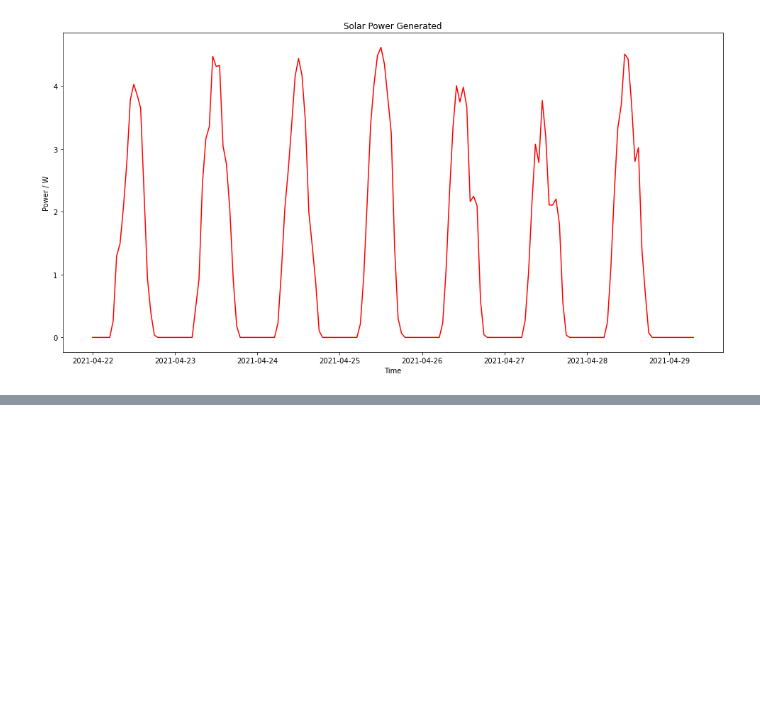
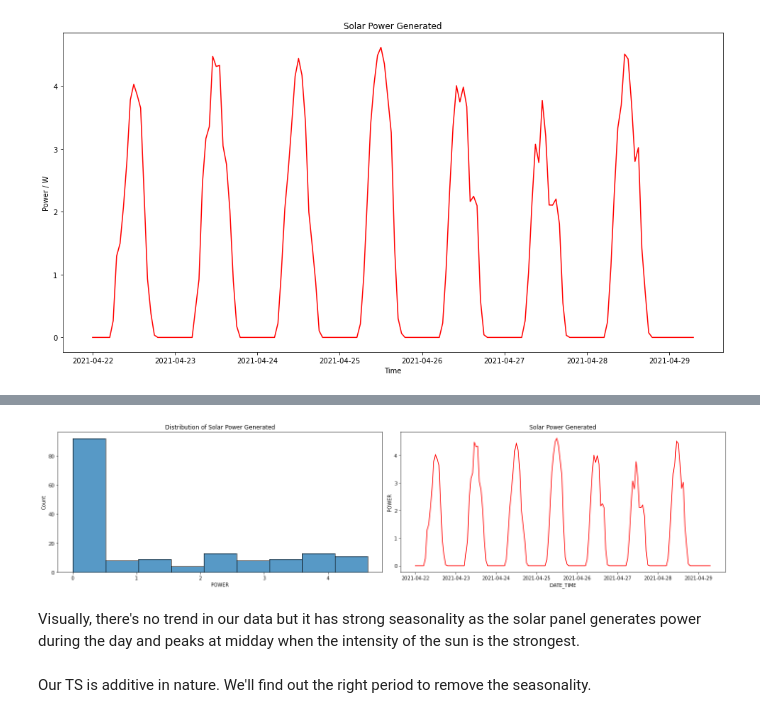
Before and after one commit to Mukunds0507333/Time-Series_PV-System-Output, a Jupyter notebook: Forecasting_PV_Power_Generation.ipynb, the cells around one changed output, grey strips where cells are left out. Drawn from its saved outputs; the diff is of its cells as text; code cells hidden in the pictures; blank space fills up the shorter version.

Commit message:
Data Transformation 1

```diff
--- a/Forecasting_PV_Power_Generation.ipynb
+++ b/Forecasting_PV_Power_Generation.ipynb
@@ -101,0 +115,13 @@ sns.lineplot(data = df, x = 'DATE_TIME', y='POWER', color = 'red' );
+# %%
+fig, (ax1,ax2) = plt.subplots(1,2, figsize = (20,5))
+sns.histplot(df['POWER'],ax = ax1);
+sns.lineplot(data = df, x = 'DATE_TIME', y='POWER', color = 'red', ax = ax2 );
+ax1.set(title='Distribution of Solar Power Generated');
+ax2.set(title = 'Solar Power Generated');
+fig.tight_layout()
+# %% [output]
+[figure, added]
+# %% [markdown]
+Visually, there's no trend in our data but it has strong seasonality as the solar panel generates power during the day and peaks at midday when the intensity of the sun is the strongest.
+# %% [markdown]
+Our TS is additive in nature. We'll find out the right period to remove the seasonality.
```
Also changed, not shown: parts of 11 cells of this notebook.
